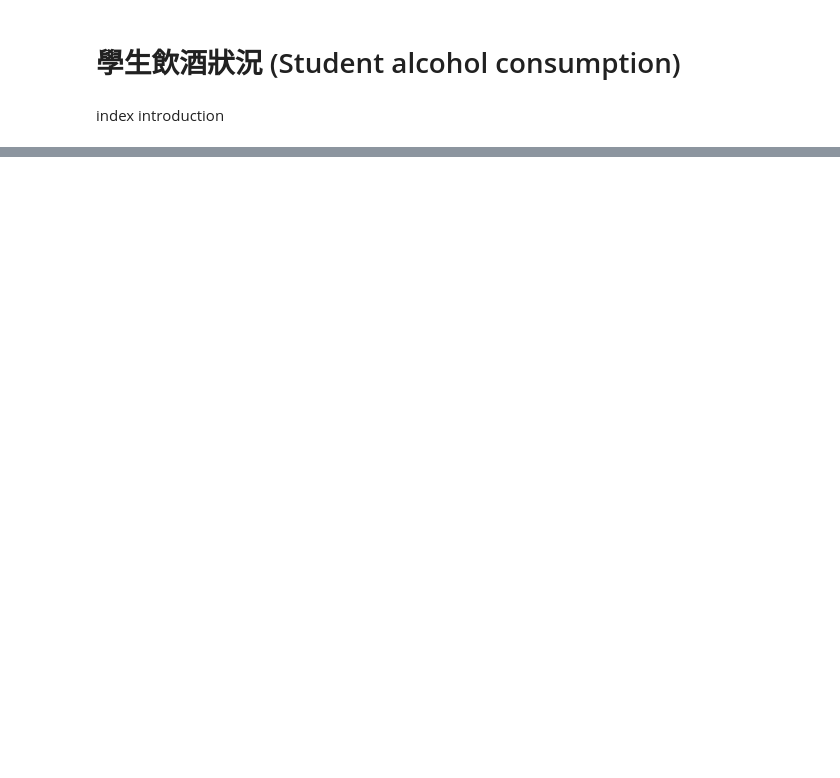
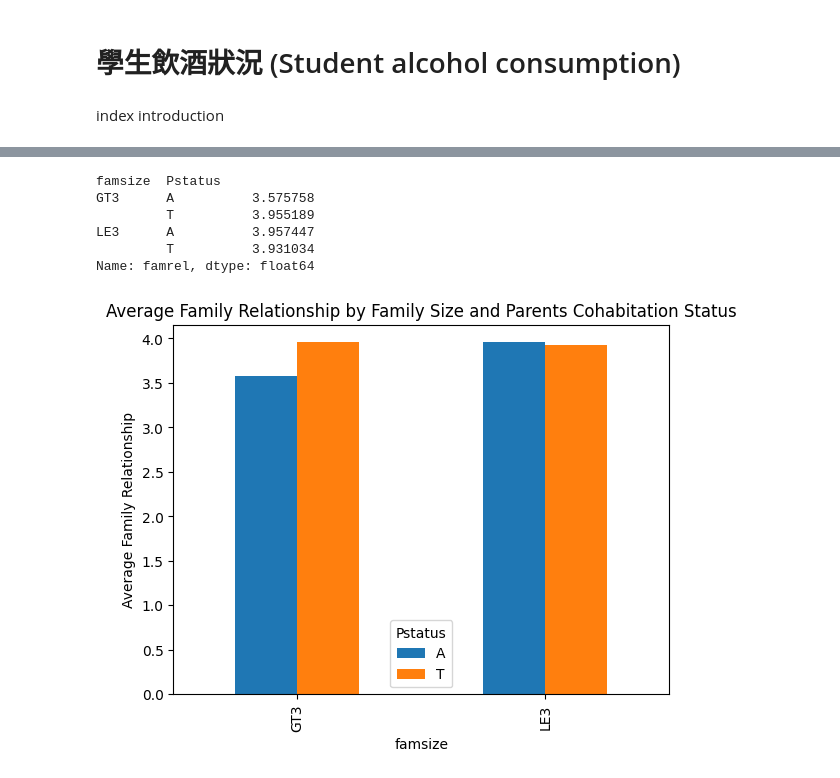
Before and after one commit to guozhuyin/112NetworkLearningTechnology, a Jupyter notebook: EducationalDataMiningUsingPython/MidtermProject231101.ipynb, the cells around one changed output, grey strips where cells are left out. Saved outputs shown, nothing was run; the diff lists cells and outputs as text; code cells hidden in the pictures; blank space fills up the shorter version.

```diff
--- a/EducationalDataMiningUsingPython/MidtermProject231101.ipynb
+++ b/EducationalDataMiningUsingPython/MidtermProject231101.ipynb
@@ -46,0 +116,14 @@ import seaborn as sns
+# %%
+famrel = df.groupby(['famsize', 'Pstatus'])['famrel'].mean()
+print(famrel)
+famrel.unstack().plot(kind='bar', title='Average Family Relationship by Family Size and Parents Cohabitation Status')
+plt.ylabel('Average Family Relationship')
+plt.show()
+# %% [output]
+famsize  Pstatus
+GT3      A          3.575758
+         T          3.955189
+LE3      A          3.957447
+         T          3.931034
+Name: famrel, dtype: float64
+[figure, added]
```
Also changed, not shown: parts of 7 cells of this notebook.
